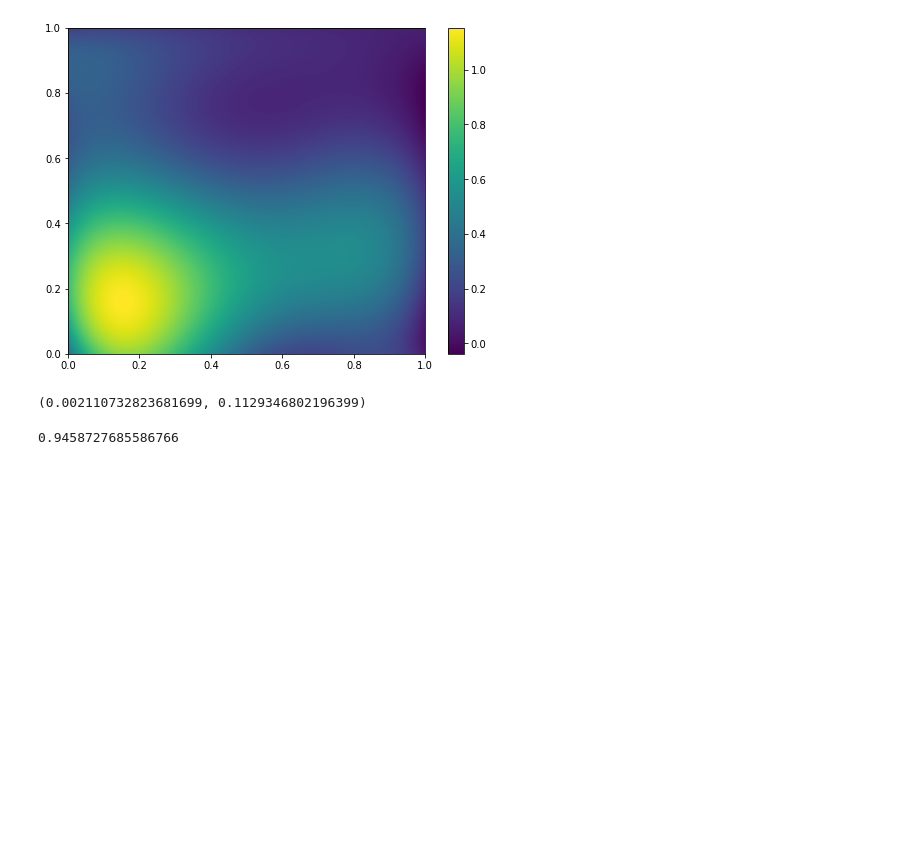
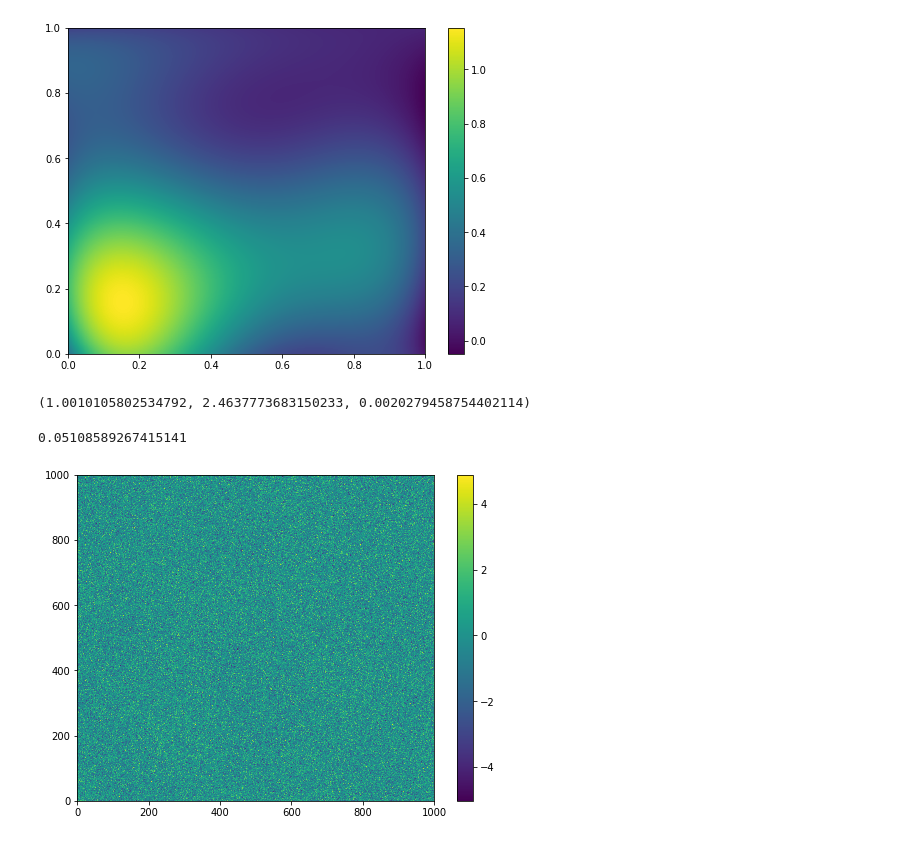
Before and after one commit to asdfbat/FYS-STK4155, a Jupyter notebook: Project1/jupyter/testing.ipynb, the cells around one changed output. Cells and saved outputs as stored; diff of their text form; code cells hidden in the pictures; blank space fills up the shorter version.

Commit message:
Doing some testing of different order polynomial linear regression in jupyter

```diff
--- a/Project1/jupyter/testing.ipynb
+++ b/Project1/jupyter/testing.ipynb
@@ -42,27 +47,29 @@ fig.colorbar(plt2, ax=ax2);
+# %%
+def make_X(x_flat, y_flat, poly_order):
+    nr_terms = ((poly_order + 1)*(poly_order + 2))//2
+    X = np.zeros((nr_datapoints, nr_terms))
+    X[:,0] = 1
+
+    i = 0
+    for ix in range(poly_order+1):
+        for iy in range(poly_order+1):
+            if 0 < ix + iy < poly_order+1:
+                i += 1
+                X[:,i] = x_flat**ix*y_flat**iy
+    return X
 # %%
-# beta = [c, cx, cy]
-
-X = np.zeros((nr_datapoints, 21))
-X[:,0] = 1
-
-i = 0
-for ix in range(6):
-    for iy in range(6):
-        if 0 < ix + iy < 6:
-            i += 1
-            X[:,i] = x_flat**ix*y_flat**iy
-
-def Model(beta, x, y):
+def Model(beta, x, y, poly_order):
     i = 0
     result = beta[0]
-    for ix in range(6):
-        for iy in range(6):
-            if 0 < ix + iy < 6:
+    for ix in range(poly_order+1):
+        for iy in range(poly_order+1):
+            if 0 < ix + iy < poly_order+1:
                 i += 1
                 result += beta[i]*x**ix*y**iy
     return result
 # %%
+X = make_X(x_flat, y_flat, poly_order)
 beta = np.linalg.inv(X.T@X)@X.T@f
-pred_data = Model(beta, x_, y_)
+data_pred = Model(beta, x_, y_, poly_order)
 # %%
 plt.figure(figsize=(8,6))
@@ -71,10 +78,18 @@ plt.colorbar();
 # %% [output]
 [figure]
 # %%
-MSE(data, pred_data), np.sqrt(MSE(data, pred_data))/np.mean(data)
+MSE(data, data_pred), np.sqrt(MSE(data, data_pred))/np.mean(data), MSE(Franke(x_, y_), data_pred)
 # %% [output]
-(0.002110732823681699, 0.1129346802196399)
+(1.0010105802534792, 2.4637773683150233, 0.0020279458754402114)
 # %%
-r2_score(data, pred_data)
+r2_score(data, data_pred)
 # %% [output]
-0.9458727685586766
+0.05108589267415141
+# %%
+noise_pred = data - data_pred
+# %%
+plt.figure(figsize = (8, 6))
+plt.pcolormesh(noise_pred)
+plt.colorbar();
+# %% [output]
+[figure, added]
```
Also changed, not shown: parts of 10 cells of this notebook.
